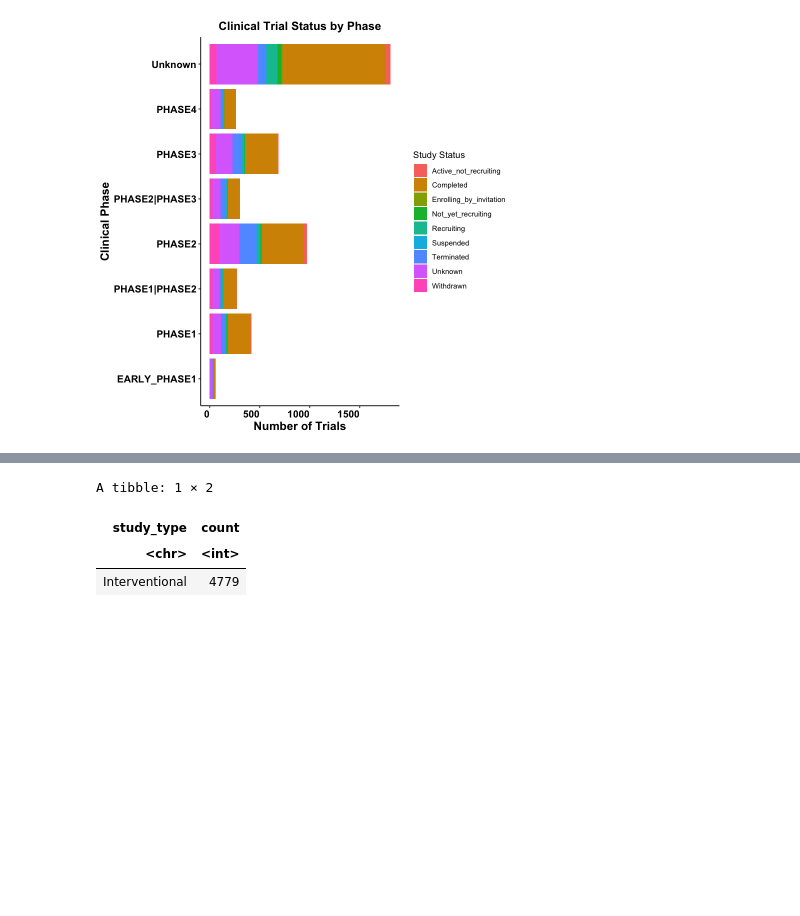
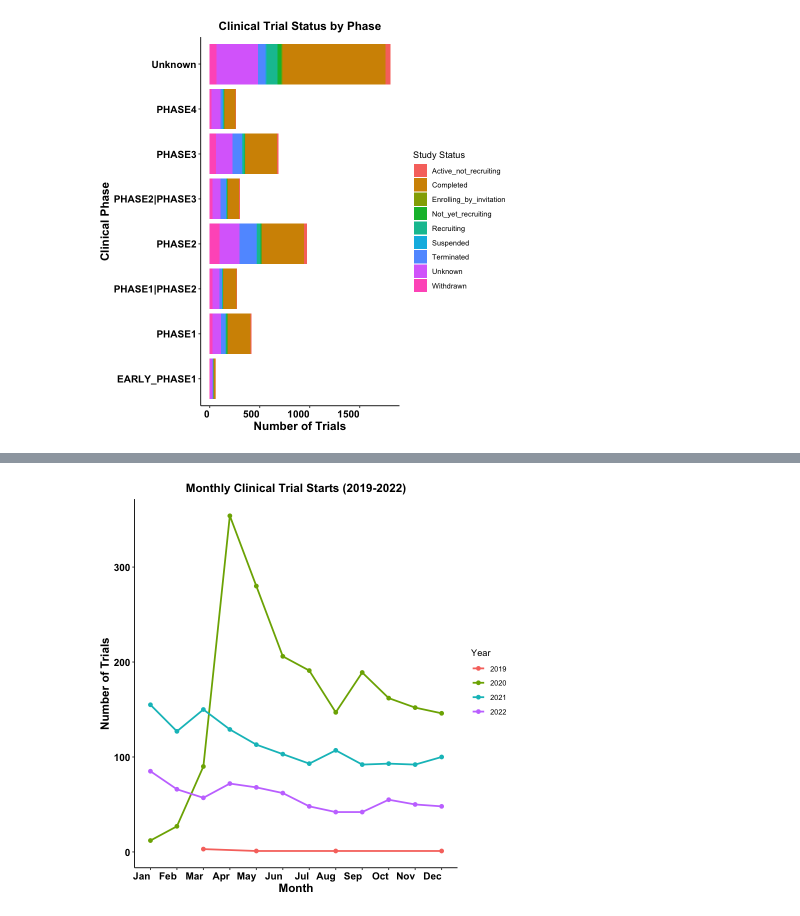
Before and after one commit to arunmhh/Clinical_trial_Covid19_studies, a Jupyter notebook: scripts/covide_clinical_trials.ipynb, the cells around one changed output, grey strips where cells are left out. Saved outputs shown, nothing was run; the diff lists cells and outputs as text; code cells hidden in the pictures; blank space fills up the shorter version.

Commit message:
line graph

```diff
--- a/scripts/covide_clinical_trials.ipynb
+++ b/scripts/covide_clinical_trials.ipynb
@@ -393,11 +351,24 @@ A data.frame: 3 × 4
-# %%
-data %>%
-mutate(study_type = trimws(study_type)) %>%
-filter(!is.na(study_type)) %>%
-count(study_type, name = "count") %>%
-    arrange(desc(count))
-# %% [output]
-A tibble: 1 × 2
-| study_type | count |
-| <chr> | <int> |
-| Interventional | 4779 |
+# %%
+ggplot(plot_data,
+       aes(x = month, y = n_studies, color = factor(year), group = year)) +
+  geom_line(linewidth = 1) +
+  geom_point(size = 2) +
+
+  labs(
+    x = "Month",
+    y = "Number of Trials",
+    color = "Year",
+    title = "Monthly Clinical Trial Starts (2019-2022)"
+  ) +
+
+  theme_classic() +
+  theme(
+      legend.position = "right",
+      axis.title = element_text(size = 14, face = "bold", colour = "black"),
+      axis.text.x = element_text(angle = 0, hjust = 1, face = "bold", size = 12, colour = "black"),
+      axis.text.y = element_text(size = 12, face = "bold",colour = "black"),
+      plot.title = element_text(size = 14, face = "bold", hjust = 0.5,colour = "black")
+    )
+ggsave("/Volumes/NGS/Rproject/Clinical_trail_Covid19_studies/visuals/monthly_covid19_trials_over_2019_2022_time.png", width = 6, height = 4)
+# %% [output]
+[figure, added]
```
Also changed, not shown: parts of 1 cell of this notebook, 1 other file.
